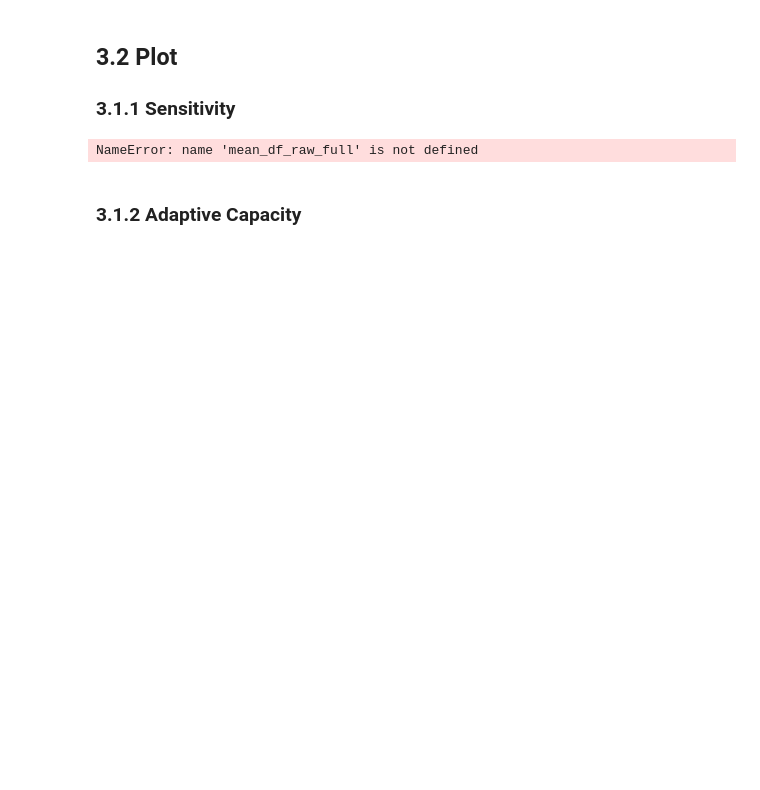
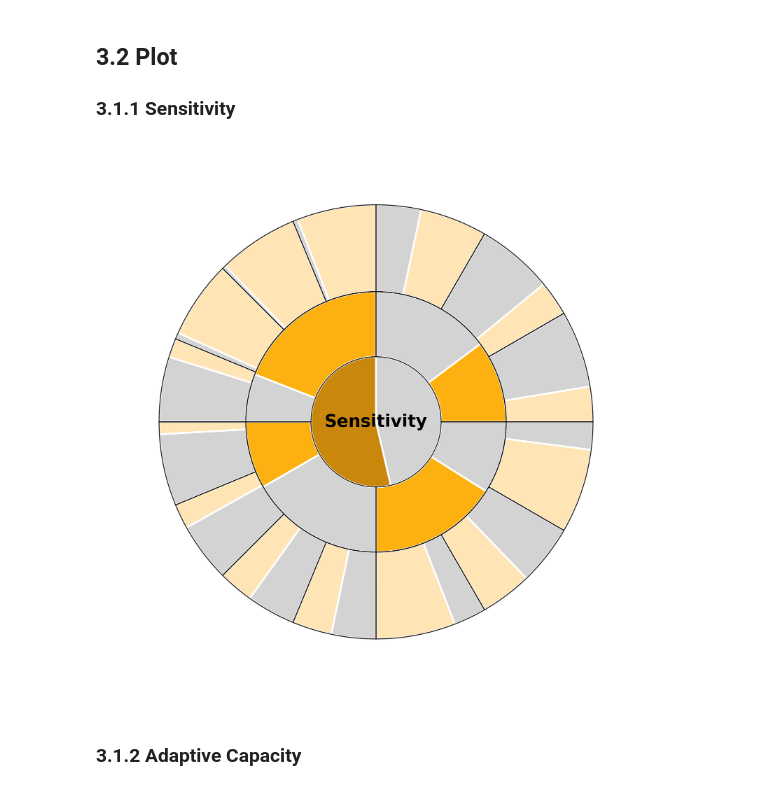
Before and after one commit to percyyvon-r/ccva, a Jupyter notebook: notebook/ccva_ypinb.ipynb, the cells around one changed output. Drawn from its saved outputs; the diff is of its cells as text; code cells hidden in the pictures; blank space fills up the shorter version.

```diff
--- a/notebook/ccva_ypinb.ipynb
+++ b/notebook/ccva_ypinb.ipynb
@@ -802,15 +877,12 @@ mean_df_raw_full.to_csv("C:/Users/percy/Documents/studies/visual_studio_code/ccv
 ## 3.2 Plot
 ### 3.1.1 Sensitivity
 # %%
-import pandas as pd
-import numpy as np
-import matplotlib.pyplot as plt
-from natsort import natsorted
 
-df = mean_df_raw_full[mean_df_raw_full["dimension"] == "Sensitivity"]
+df = aggregated_default[aggregated_default["dimension"] == "Sensitivity"]
 
 # --- Prepare the "actual" data (underneath) ---
 df = df.loc[natsorted(df.index, key=lambda x: df.loc[x, "id"])]
+dimension_df = df[df["type"] == "dimension"]
 domain_df = df[df["type"] == "domain"]
 indicator_df = df[df["type"] == "indicator"]
 
@@ -818,17 +890,21 @@ color_map = {
     "indicator_baseline": "#FFE4B5",
     "indicator_marginal": "#D3D3D3",
     "domain_baseline": "#FDB110",
-    "domain_marginal": "#D3D3D3"
+    "domain_marginal": "#D3D3D3",
+    "dimension_baseline": "#C9870C",
+    "dimension_marginal": "#D3D3D3"
 }
 
+dimension_colors = dimension_df["type_score"].map(color_map)
 domain_colors = domain_df["type_score"].map(color_map)
 indicator_colors = indicator_df["type_score"].map(color_map)
 
+dimension_weights = dimension_df["i_weighted"]
 domain_weights = domain_df["i_weighted"]
 indicator_weights = indicator_df["i_weighted"]
 
 # --- Prepare the "default" baseline data (on top) ---
-df_default = ccva_default[ccva_default["dimension"] == "Sensitivity"]
+df_default = ahp_default[ahp_default["dimension"] == "Sensitivity"]
 df_domain_default = df_default[df_default["type"] == "domain"]
 domain_weights_default = df_domain_default.groupby("dom_id")["d_weight"].first()
 
@@ -861,6 +937,14 @@ ax.pie(
     radius=0.6,
     startangle=90,
     colors=domain_colors,
+    wedgeprops=dict(width=0.3, edgecolor="white", linewidth=1.5)
+)
+
+ax.pie(
+    dimension_weights,
+    radius=0.3,
+    startangle=90,
+    colors=dimension_colors,
     wedgeprops=dict(width=0.3, edgecolor="white", linewidth=1.5)
 )
 
@@ -889,36 +973,36 @@ label_texts = []
 for wedge, label in zip(wedges_outer_default, ids_default):
     angle = (wedge.theta2 + wedge.theta1) / 2
     x = 0.80 * np.cos(np.deg2rad(angle))
     y = 0.80 * np.sin(np.deg2rad(angle))
     txt = ax.text(x, y, rf"$\mathbf{{{label}}}$", ha="center", va="center",
                   fontsize=10, color="black")
     label_texts.append(txt)
 
 for wedge, label in zip(wedges_inner_default, dds_default):
     angle = (wedge.theta2 + wedge.theta1) / 2
     x = 0.45 * np.cos(np.deg2rad(angle))
     y = 0.45 * np.sin(np.deg2rad(angle))
     txt = ax.text(x, y, rf"$\mathbf{{{label}}}$", ha="center", va="center",
                   fontsize=10, color="black")
     label_texts.append(txt)
 
 # --- Center text ---
 ax.text(0, 0, "Sensitivity", ha="center", va="center", fontsize=14, weight="bold")
 # Equal aspect
 ax.set(aspect="equal")
 
 # Save with labels
-plt.savefig("C:/Users/percy/Documents/studies/visual_studio_code/ccva/output/sensitivity_raw_hh_label.png", dpi=300, bbox_inches="tight")
+plt.savefig("C:/Users/percy/Documents/studies/visual_studio_code/ccva/output/graph/hh_default_SE_with_label.png", dpi=300, bbox_inches="tight")
 
 # Remove labels
 for txt in label_texts:
     txt.remove()
 
 # Save with labels
-plt.savefig("C:/Users/percy/Documents/studies/visual_studio_code/ccva/output/sensitivity_raw_hh_no_label.png", dpi=300, bbox_inches="tight")
+plt.savefig("C:/Users/percy/Documents/studies/visual_studio_code/ccva/output/graph/hh_default_SE_no_label.png", dpi=300, bbox_inches="tight")
 plt.show()
 # %% [output]
-NameError: name 'mean_df_raw_full' is not defined
+[figure, added]
 # %% [markdown]
 ### 3.1.2 Adaptive Capacity
 # %%
```
Also changed, not shown: parts of 71 cells of this notebook, 1 other file.
